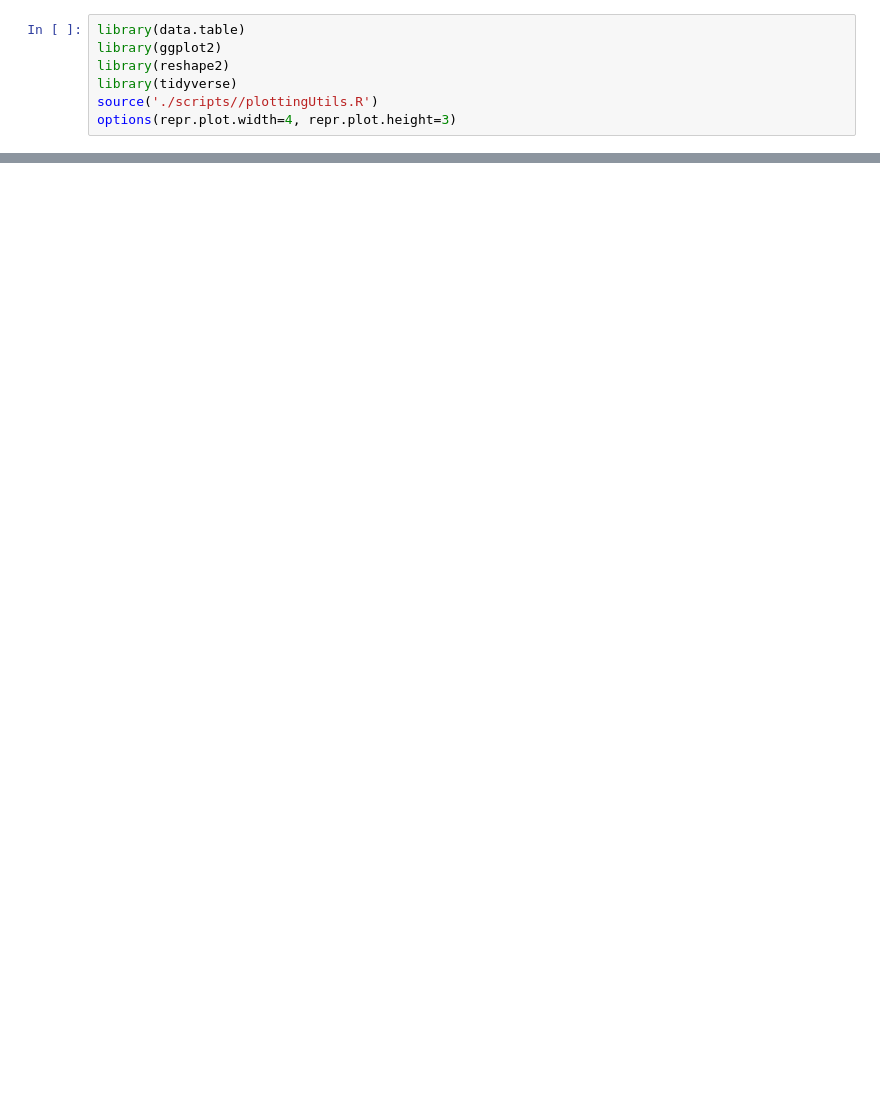
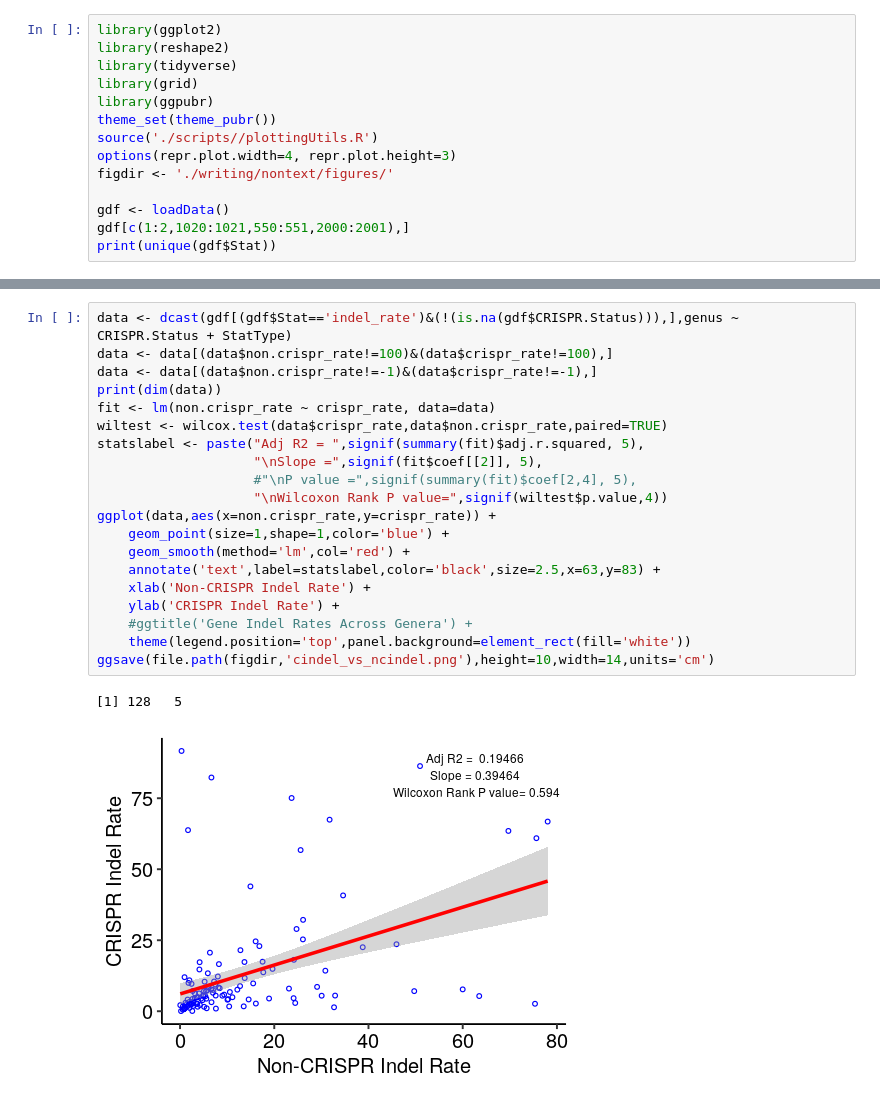
Before and after one commit to DJSiddharthVader/Undergrad_Thesis, a Jupyter notebook: PlottingResults.ipynb, the cells around one changed output, grey strips where cells are left out. Saved outputs shown, nothing was run; the diff lists cells and outputs as text; blank space fills up the shorter version.

```diff
--- a/PlottingResults.ipynb
+++ b/PlottingResults.ipynb
@@ -1,7 +1,14 @@
 # %%
-library(data.table)
 library(ggplot2)
 library(reshape2)
 library(tidyverse)
+library(grid)
+library(ggpubr)
+theme_set(theme_pubr())
 source('./scripts//plottingUtils.R')
 options(repr.plot.width=4, repr.plot.height=3)
+figdir <- './writing/nontext/figures/'
+
+gdf <- loadData()
+gdf[c(1:2,1020:1021,550:551,2000:2001),]
+print(unique(gdf$Stat))
@@ -79,0 +86,23 @@ ggplot(data,aes(x=CRISPR.Status,y=mean,col=CRISPR.Status)) +
+# %%
+data <- dcast(gdf[(gdf$Stat=='indel_rate')&(!(is.na(gdf$CRISPR.Status))),],genus ~ CRISPR.Status + StatType)
+data <- data[(data$non.crispr_rate!=100)&(data$crispr_rate!=100),]
+data <- data[(data$non.crispr_rate!=-1)&(data$crispr_rate!=-1),]
+print(dim(data))
+fit <- lm(non.crispr_rate ~ crispr_rate, data=data)
+wiltest <- wilcox.test(data$crispr_rate,data$non.crispr_rate,paired=TRUE)
+statslabel <- paste("Adj R2 = ",signif(summary(fit)$adj.r.squared, 5),
+                    "\nSlope =",signif(fit$coef[[2]], 5),
+                    #"\nP value =",signif(summary(fit)$coef[2,4], 5),
+                    "\nWilcoxon Rank P value=",signif(wiltest$p.value,4))
+ggplot(data,aes(x=non.crispr_rate,y=crispr_rate)) +
+    geom_point(size=1,shape=1,color='blue') +
+    geom_smooth(method='lm',col='red') +
+    annotate('text',label=statslabel,color='black',size=2.5,x=63,y=83) +
+    xlab('Non-CRISPR Indel Rate') +
+    ylab('CRISPR Indel Rate') +
+    #ggtitle('Gene Indel Rates Across Genera') +
+    theme(legend.position='top',panel.background=element_rect(fill='white'))
+ggsave(file.path(figdir,'cindel_vs_ncindel.png'),height=10,width=14,units='cm')
+# %% [output]
+[1] 128   5
+[figure, added]
```
Also changed, not shown: parts of 10 cells of this notebook.
